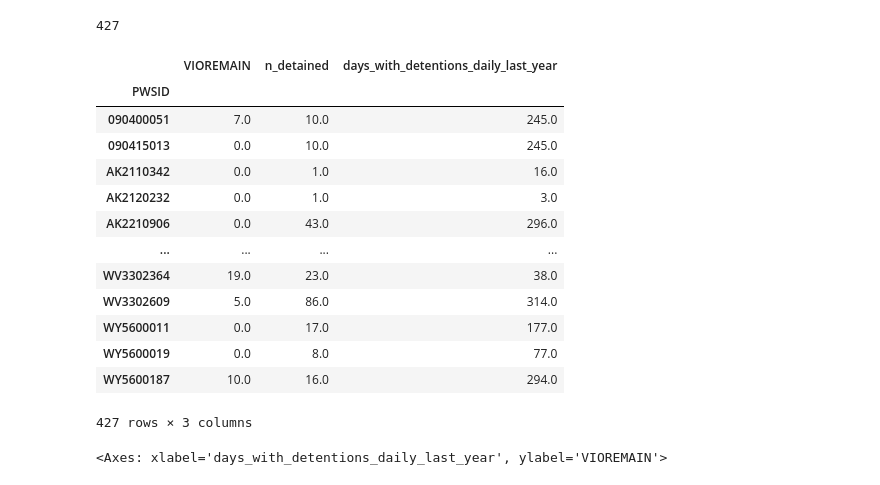
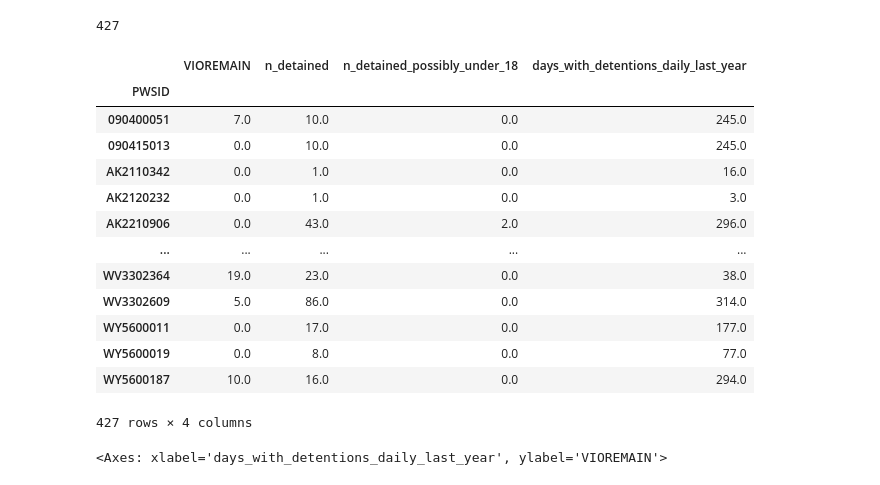
Before and after one commit to edgi-govdata-archiving/EEW-ICE, a Jupyter notebook: DWATER_ICE_Filtered.ipynb, the cells around one changed output. Saved outputs shown, nothing was run; the diff lists cells and outputs as text; code cells hidden in the pictures.

Commit message:
Added dichotomous variable "under_18", still working on filtering using regex...

```diff
--- a/DWATER_ICE_Filtered.ipynb
+++ b/DWATER_ICE_Filtered.ipynb
@@ -6,10 +6,10 @@
 ### ICE facs
 # %%
 import pandas as pd
+#This dataset is the result of a join between Deportation Data Project facility location and demographic data, and EJScreen: https://colab.research.google.com/drive/13Jt1lDr1OW4pIgbtGkOJipqw4qCzdE-e#scrollTo=aB_E8KcfKSRA
+ddpfacs = pd.read_csv("https://docs.google.com/spreadsheets/d/12pdW_9cQ4ewZUqcGgwjKXemwBhuNM6C9nJdPMNwpGu4/export?format=csv", skiprows=[0]) # Saved copy to my own Drive and made it publicly viewable in order to do this
 
-icefacs = pd.read_csv("https://docs.google.com/spreadsheets/d/12pdW_9cQ4ewZUqcGgwjKXemwBhuNM6C9nJdPMNwpGu4/export?format=csv", skiprows=[0]) # Saved copy to my own Drive and made it publicly viewable in order to do this
-
-icefacs
+ddpfacs
 # %% [output]
 |  | Unnamed: 0 | detention_facility_code | name | address | city | county | county_fips_code | ... |
 | 0 | 0 | IWAHOLD | AZ Removal Operation Coord Center... | 6335 South Downwind, Suite 104 | Mesa | Maricopa | 4013.0 | ... |
@@ -24,3 +24,12 @@ icefacs
 | 842 | 842 | YUMHOLD | Yuma Hold Room | NaN | NaN | NaN | NaN | ... |
 | 843 | 843 | YRMDCAZ | Yuma Regional Medical Center | 2400 S Avenue A | Yuma | Yuma | 4027.0 | ... |
 844 rows × 500 columns
+# %%
+#assign boolean mask based on n_detained_possibly_under_18
+ddpfacs['under_18'] = ddpfacs['n_detained_possibly_under_18'] > 0
+ddpfacs['under_18_binary'] = ddpfacs['under_18'].astype(int)
+ddpfacs
+
+
+
+#
@@ -174,7 +179,7 @@ icefacs
 # First, filter to mappable ICE facs :( lat/lng boundaries
 this_type = "full" #"ice" # "full"
 latlng = {"full": {"latitude": "latitude", "longitude": "longitude"}, "ice": {"latitude": "FAC_LAT", "longitude": "FAC_LONG"}}
-mapicefacs = icefacs[~icefacs[latlng[this_type]["latitude"]].isna()] # Just check lat?
+mapicefacs = ddpfacs[~ddpfacs[latlng[this_type]["latitude"]].isna()] # Just check lat?
 mapicefacs = geopandas.GeoDataFrame(mapicefacs, geometry=geopandas.points_from_xy(x=mapicefacs[latlng[this_type]["longitude"]], y=mapicefacs[latlng[this_type]["latitude"]], crs=4326)) # Guessing at CRS here
 try:
   mapicefacs.drop(columns="index_right", inplace=True)
@@ -240,31 +245,31 @@ len(cws_w_ice["PWSID"].unique())
 427
 # %%
 # Group by, summarizing ICE detention facts
-# For now, just doing n_detained but this could be greatly expanded
-attributes = {"full": {"n_detained":"max", "days_with_detentions_daily_last_year":"max"}, "ice": {}} # no attrbutes for ICE.gov
+# For now, just doing n_detained but this could be greatly expanded - CC added "n_detained_possibly_under_18" 8/24/26
+attributes = {"full": {"n_detained":"max", "n_detained_possibly_under_18":"max", "days_with_detentions_daily_last_year":"max"}, "ice": {}} # no attrbutes for ICE.gov
 
 """
     "n_detained": "max", # sum n_detained across ICE facs in a given CWS (Maximum number of distinct individuals detained at the facility on any given day within the time-frame of the dataset (Jan 20th 2025-)) SUM may not be the right measure....
     "days_with_detentions_daily_last_year": "max", # getting a sense of whether worst/long-term facs served
 """
 
 summary = cws_w_ice.groupby(by="PWSID")[["VIOREMAIN"] + list(attributes[this_type].keys())].agg({"VIOREMAIN": "first"} | attributes[this_type]) # compliance points for the CWS
 summary
 # %% [output]
-|  | VIOREMAIN | n_detained | days_with_detentions_daily_last_year |
-| PWSID |  |  |  |
-| 090400051 | 7.0 | 10.0 | 245.0 |
-| 090415013 | 0.0 | 10.0 | 245.0 |
-| AK2110342 | 0.0 | 1.0 | 16.0 |
-| AK2120232 | 0.0 | 1.0 | 3.0 |
-| AK2210906 | 0.0 | 43.0 | 296.0 |
-| ... | ... | ... | ... |
-| WV3302364 | 19.0 | 23.0 | 38.0 |
-| WV3302609 | 5.0 | 86.0 | 314.0 |
-| WY5600011 | 0.0 | 17.0 | 177.0 |
-| WY5600019 | 0.0 | 8.0 | 77.0 |
-| WY5600187 | 10.0 | 16.0 | 294.0 |
+|  | VIOREMAIN | n_detained | n_detained_possibly_under_18 | days_with_detentions_daily_last_year |
+| PWSID |  |  |  |  |
+| 090400051 | 7.0 | 10.0 | 0.0 | 245.0 |
+| 090415013 | 0.0 | 10.0 | 0.0 | 245.0 |
+| AK2110342 | 0.0 | 1.0 | 0.0 | 16.0 |
+| AK2120232 | 0.0 | 1.0 | 0.0 | 3.0 |
+| AK2210906 | 0.0 | 43.0 | 2.0 | 296.0 |
+| ... | ... | ... | ... | ... |
+| WV3302364 | 19.0 | 23.0 | 0.0 | 38.0 |
+| WV3302609 | 5.0 | 86.0 | 0.0 | 314.0 |
+| WY5600011 | 0.0 | 17.0 | 0.0 | 177.0 |
+| WY5600019 | 0.0 | 8.0 | 0.0 | 77.0 |
+| WY5600187 | 10.0 | 16.0 | 0.0 | 294.0 |
-427 rows × 3 columns
+427 rows × 4 columns
 # %%
 # Plot demo data against compliance points
 summary.plot(kind="scatter", x="days_with_detentions_daily_last_year", y="VIOREMAIN")
```
Also changed, not shown: parts of 7 cells of this notebook.
